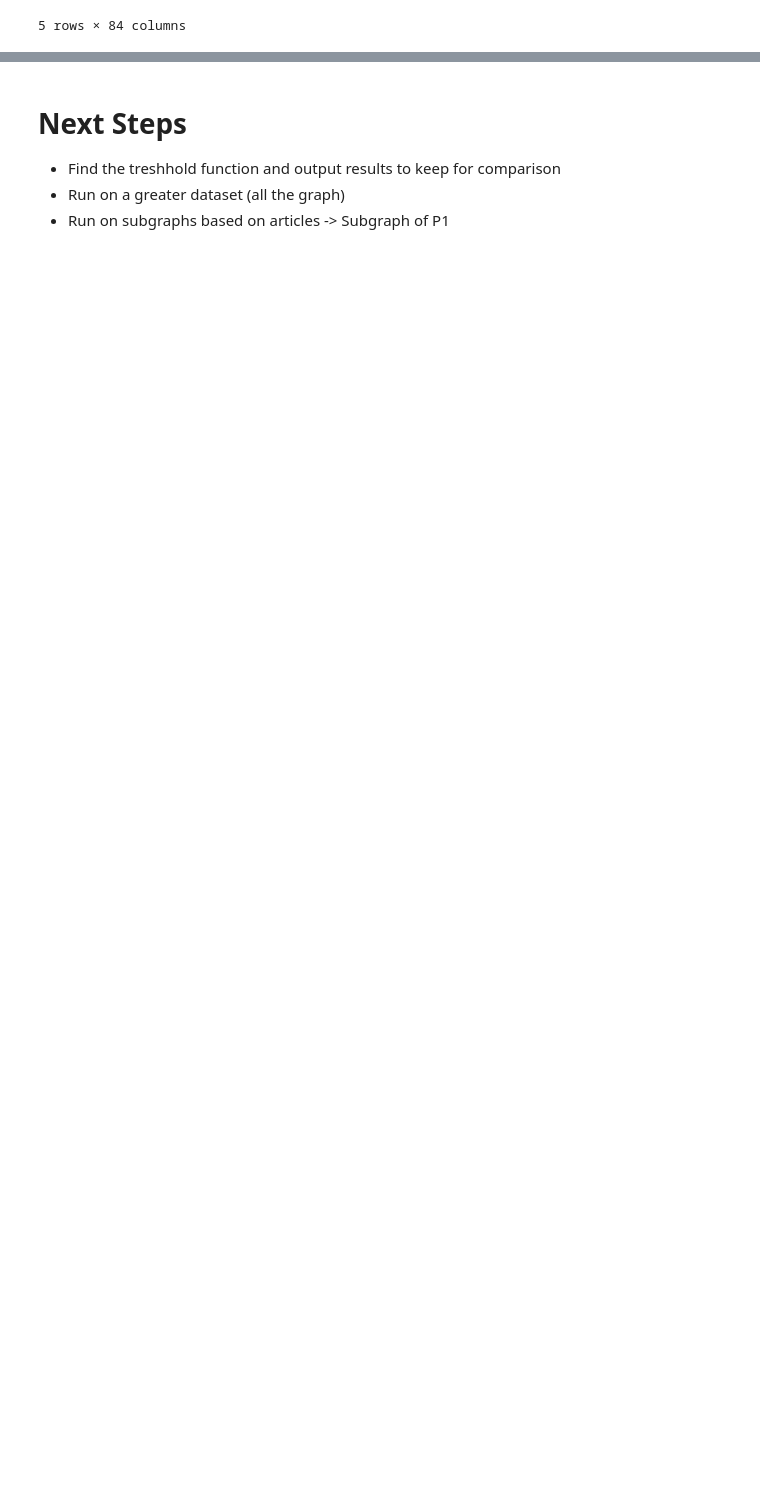
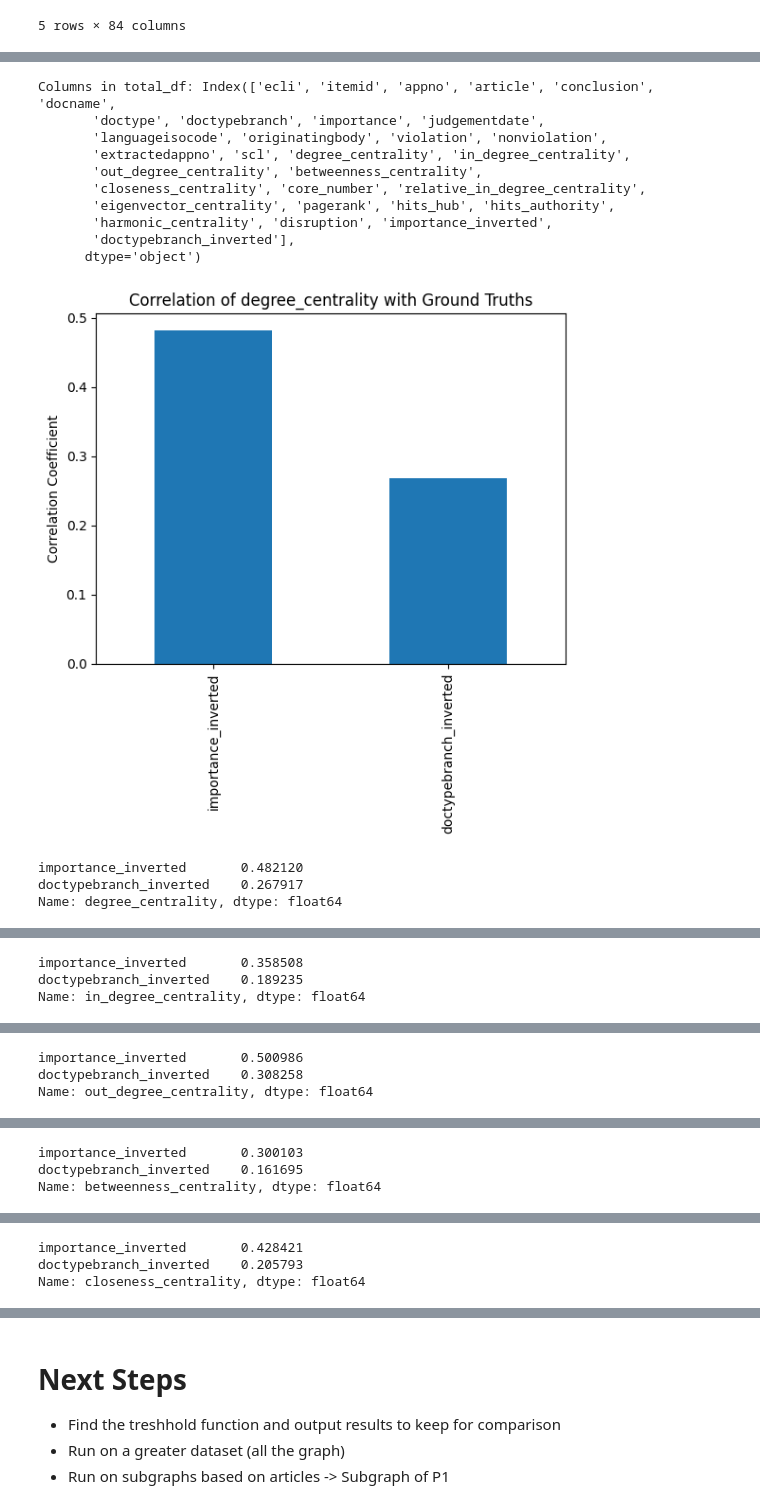
Before and after one commit to davidwickerhf/metricanalysis, a Jupyter notebook: notebooks/groundTruths.ipynb, the cells around one changed output, grey strips where cells are left out. Cells and saved outputs as stored; diff of their text form; code cells hidden in the pictures; blank space fills up the shorter version.

```diff
--- a/notebooks/groundTruths.ipynb
+++ b/notebooks/groundTruths.ipynb
@@ -1545,0 +1678,9 @@ Composite ranking outperforms individual rankings for doctypebranch
+# %%
+# Calculate centrality measures
+centrality_measures_total = calculate_centrality_measures(Gtotal)
+
+# Convert centrality measures to DataFrame for easier manipulation
+centrality_df_total = pd.DataFrame(centrality_measures_total)
+
+# Merge centrality measures with total_df
+total_df = pd.merge(total_df, centrality_df_total, left_on='ecli', right_index=True, how='left')
@@ -1545,0 +1689,58 @@ Composite ranking outperforms individual rankings for doctypebranch
+# %%
+# Invert the ground truth values to make the interpretation more intuitive
+# max_value - current_value or 1 / current_value
+# Assuming 'importance' and 'doctypebranch' have their minimum value as 1 (most important)
+
+# Subtract from max_value
+max_importance = total_df['importance'].max()
+max_doctypebranch = total_df['doctypebranch'].max()
+
+total_df['importance_inverted'] = max_importance - total_df['importance']
+total_df['doctypebranch_inverted'] = max_doctypebranch - total_df['doctypebranch']
+
+
+# Select only numeric columns for correlation calculation
+numeric_cols = total_df.select_dtypes(include=[float, int]).columns
+print("Columns in total_df:", total_df.columns)
+
+# List of all ground truths and centrality measures for correlation
+# Assuming the scales are inverted, you need to interpret correlations accordingly
+ground_truths = ['importance', 'doctypebranch']
+# List of inverted ground truths
+ground_truths_inverted = ['importance_inverted', 'doctypebranch_inverted']
+
+centralities = ['degree_centrality', 'in_degree_centrality', 'out_degree_centrality',
+                'betweenness_centrality', 'closeness_centrality', 'core_number',
+                'relative_in_degree_centrality', 'eigenvector_centrality',
+                'pagerank', 'hits_hub', 'hits_authority', 'harmonic_centrality', 'disruption']
+
+# Calculate and plot correlations for each centrality with all ground truths
+for centrality in centralities:
+    if centrality in numeric_cols:
+        # Calculate correlation between the current centrality and all ground truths
+        correlation_results = total_df[ground_truths_inverted + [centrality]].corr()[centrality][ground_truths_inverted]
+
+        # Plot the correlation results
+        correlation_results.plot(kind='bar', title=f'Correlation of {centrality} with Ground Truths')
+        plt.ylabel('Correlation Coefficient')
+        plt.show()
+
+        # Print the correlation results for interpretation
+        print(correlation_results)
+    else:
+        print(f"Centrality measure '{centrality}' is not numeric or not found in the total_df DataFrame.")
+# %% [output]
+Columns in total_df: Index(['ecli', 'itemid', 'appno', 'article', 'conclusion', 'docname',
+       'doctype', 'doctypebranch', 'importance', 'judgementdate',
+       'languageisocode', 'originatingbody', 'violation', 'nonviolation',
+       'extractedappno', 'scl', 'degree_centrality', 'in_degree_centrality',
+       'out_degree_centrality', 'betweenness_centrality',
+       'closeness_centrality', 'core_number', 'relative_in_degree_centrality',
+       'eigenvector_centrality', 'pagerank', 'hits_hub', 'hits_authority',
+       'harmonic_centrality', 'disruption', 'importance_inverted',
+       'doctypebranch_inverted'],
+      dtype='object')
+[figure, added]
+importance_inverted       0.482120
+doctypebranch_inverted    0.267917
+Name: degree_centrality, dtype: float64
@@ -1545,0 +1748,3 @@ Composite ranking outperforms individual rankings for doctypebranch
+importance_inverted       0.358508
+doctypebranch_inverted    0.189235
+Name: in_degree_centrality, dtype: float64
@@ -1545,0 +1752,3 @@ Composite ranking outperforms individual rankings for doctypebranch
+importance_inverted       0.500986
+doctypebranch_inverted    0.308258
+Name: out_degree_centrality, dtype: float64
@@ -1545,0 +1756,3 @@ Composite ranking outperforms individual rankings for doctypebranch
+importance_inverted       0.300103
+doctypebranch_inverted    0.161695
+Name: betweenness_centrality, dtype: float64
@@ -1545,0 +1760,3 @@ Composite ranking outperforms individual rankings for doctypebranch
+importance_inverted       0.428421
+doctypebranch_inverted    0.205793
+Name: closeness_centrality, dtype: float64
```
Also changed, not shown: parts of 13 cells of this notebook, 26 other files.
